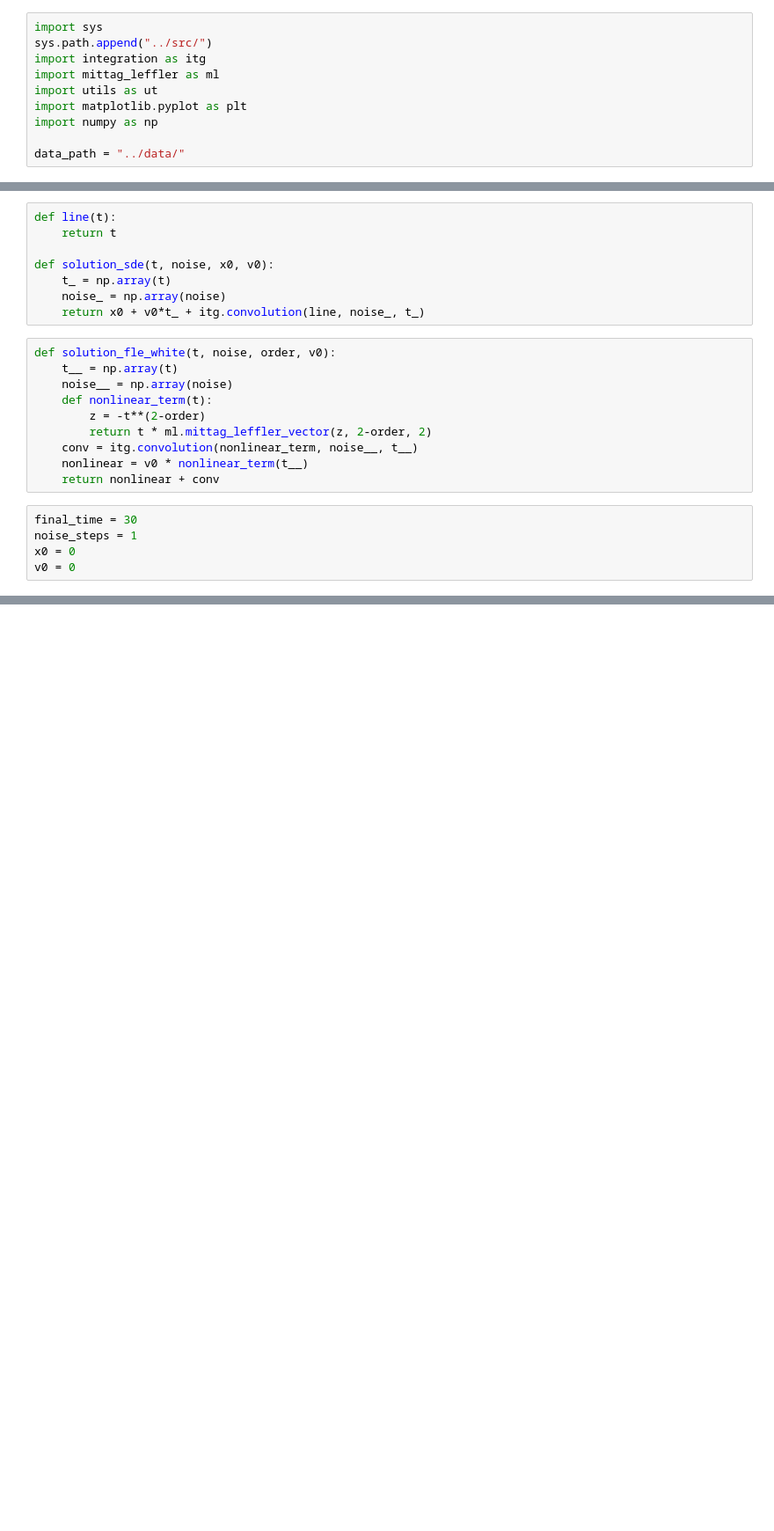
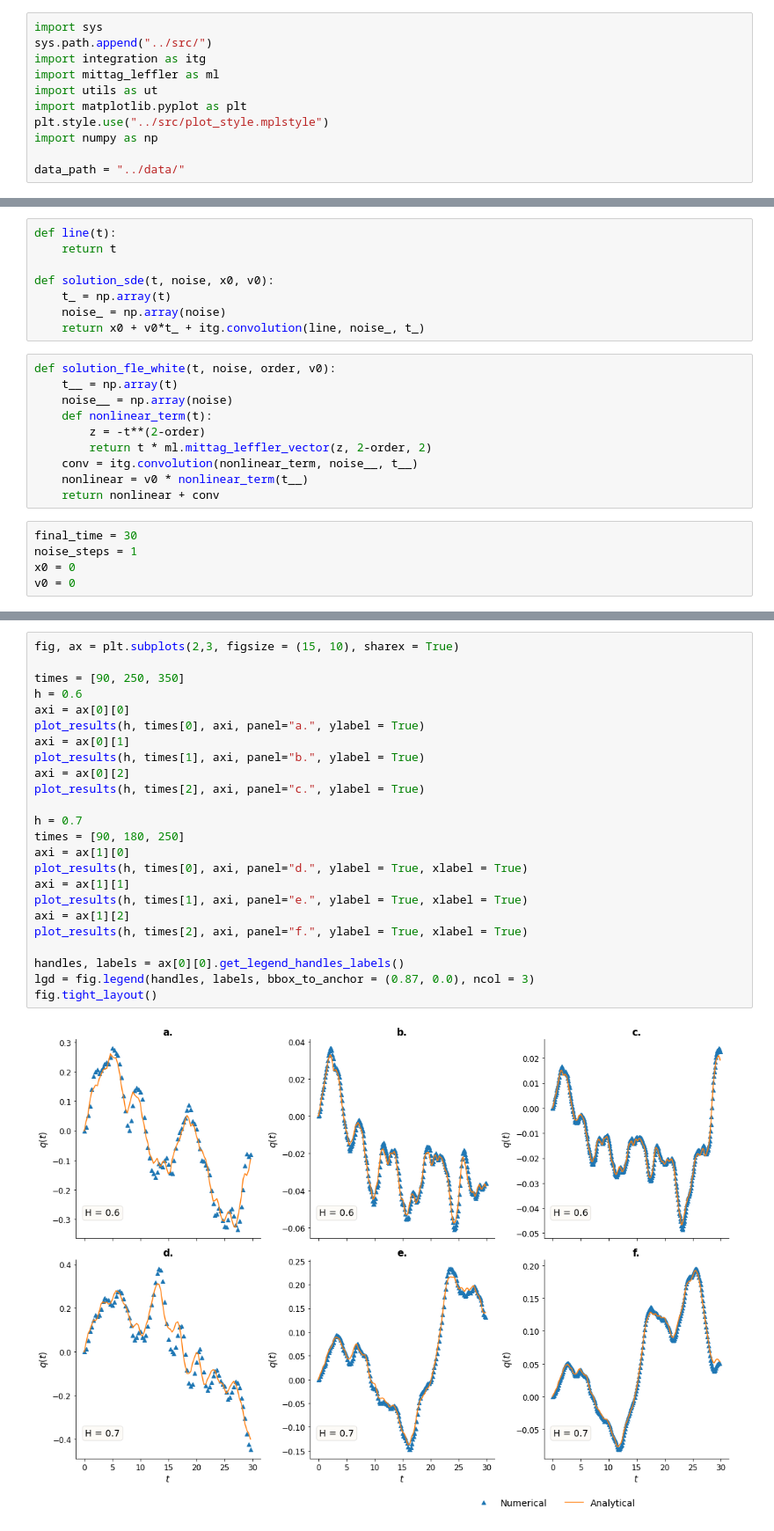
Before and after one commit to davidsantiagoquevedo/fractional-langevin-equations, a Jupyter notebook: analysis/inspect_benchmark2_fle.ipynb, the cells around one changed output, grey strips where cells are left out. Shown at 88% size. Cells and saved outputs as stored; diff of their text form; blank space fills up the shorter version.

```diff
--- a/analysis/inspect_benchmark2_fle.ipynb
+++ b/analysis/inspect_benchmark2_fle.ipynb
@@ -5,6 +5,7 @@ import integration as itg
 import mittag_leffler as ml
 import utils as ut
 import matplotlib.pyplot as plt
+plt.style.use("../src/plot_style.mplstyle")
 import numpy as np
 
 data_path = "../data/"
@@ -102,0 +76,26 @@ h = 4
+# %%
+fig, ax = plt.subplots(2,3, figsize = (15, 10), sharex = True)
+
+times = [90, 250, 350]
+h = 0.6
+axi = ax[0][0]
+plot_results(h, times[0], axi, panel="a.", ylabel = True)
+axi = ax[0][1]
+plot_results(h, times[1], axi, panel="b.", ylabel = True)
+axi = ax[0][2]
+plot_results(h, times[2], axi, panel="c.", ylabel = True)
+
+h = 0.7
+times = [90, 180, 250]
+axi = ax[1][0]
+plot_results(h, times[0], axi, panel="d.", ylabel = True, xlabel = True)
+axi = ax[1][1]
+plot_results(h, times[1], axi, panel="e.", ylabel = True, xlabel = True)
+axi = ax[1][2]
+plot_results(h, times[2], axi, panel="f.", ylabel = True, xlabel = True)
+
+handles, labels = ax[0][0].get_legend_handles_labels()
+lgd = fig.legend(handles, labels, bbox_to_anchor = (0.87, 0.0), ncol = 3)
+fig.tight_layout()
+# %% [output]
+[figure, added]
```
Also changed, not shown: parts of 4 cells of this notebook, 1 other file.
